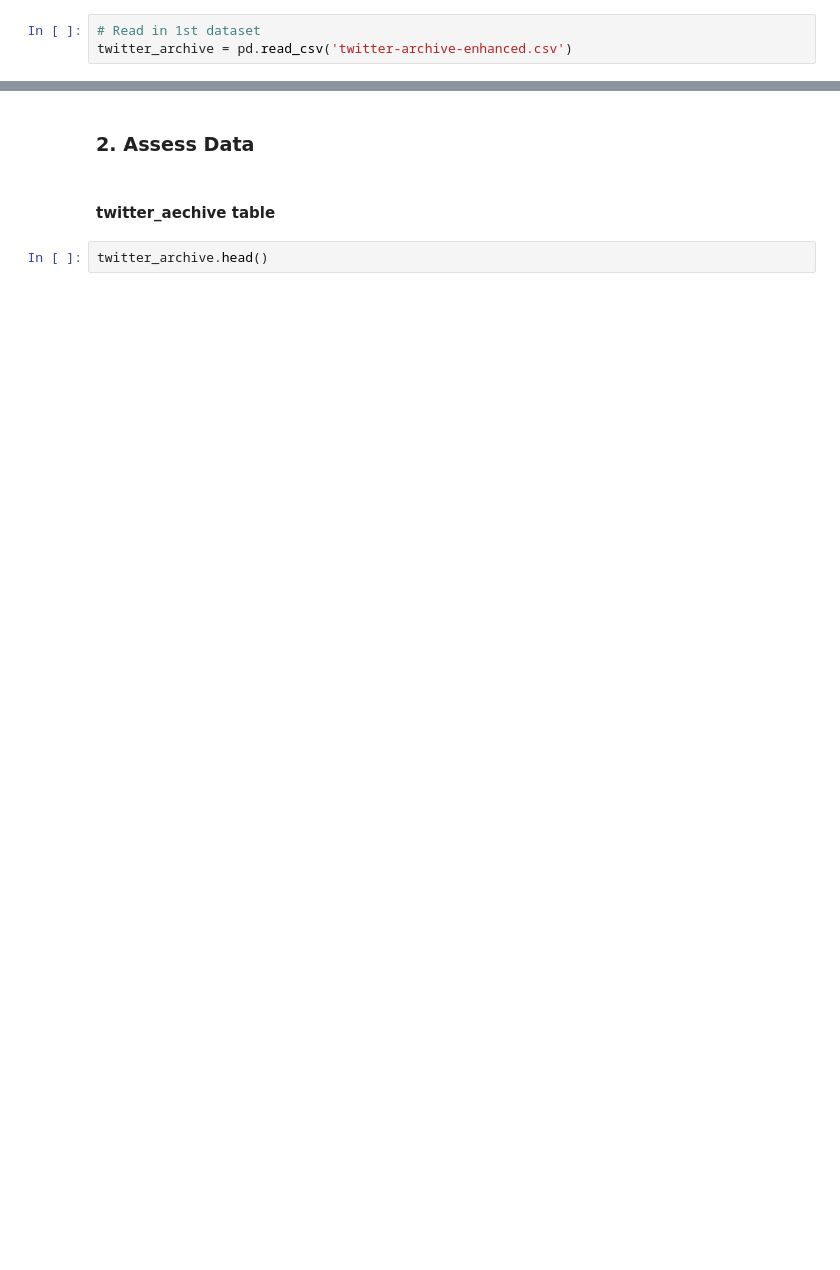
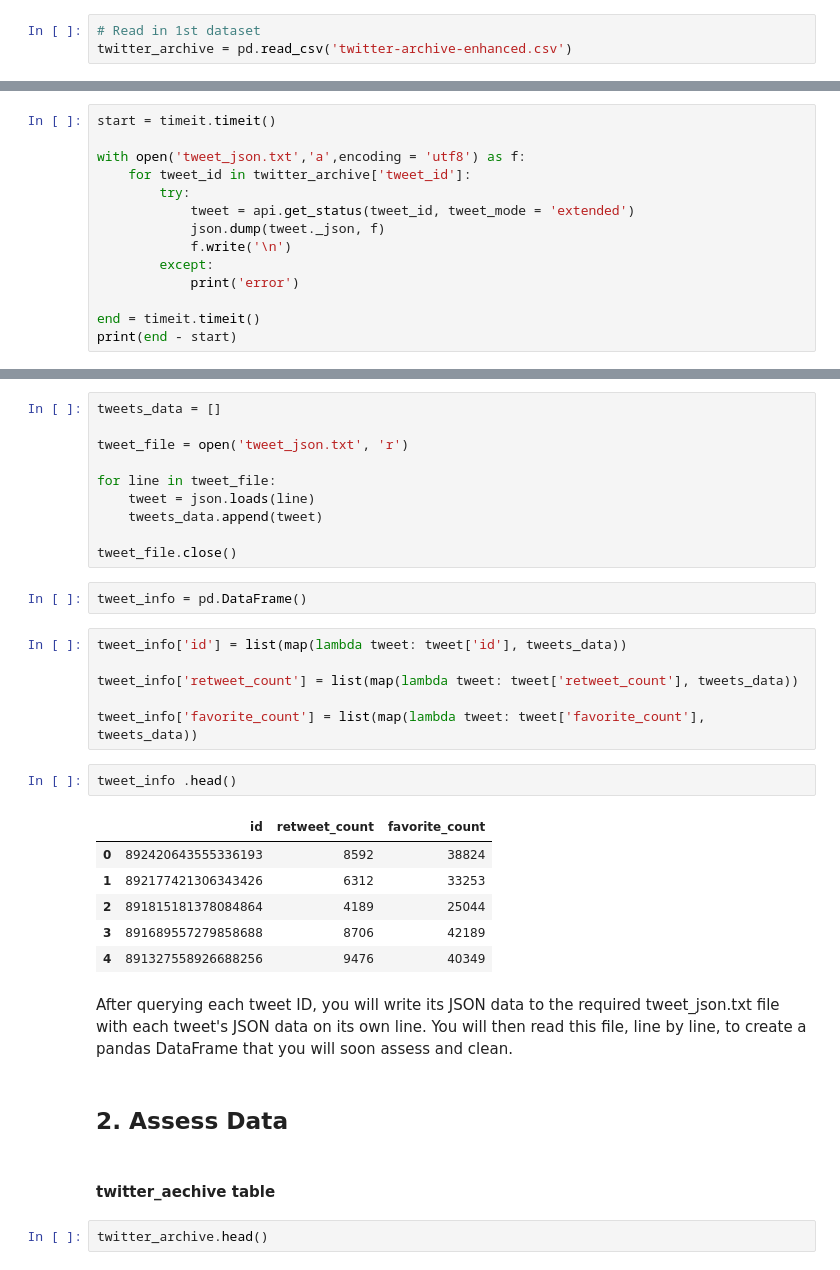
Before and after one commit to freena22/We-Rate-Dogs-Data-Wrangling-Project, a Jupyter notebook: WeRateDogs_Data_Wrangling_Project.ipynb, the cells around one changed output, grey strips where cells are left out. Drawn from its saved outputs; the diff is of its cells as text; blank space fills up the shorter version.

```diff
--- a/WeRateDogs_Data_Wrangling_Project.ipynb
+++ b/WeRateDogs_Data_Wrangling_Project.ipynb
@@ -22,0 +40,14 @@ image_predictions = pd.read_csv('image_prediction.tsv', delimiter = '\t')
+# %%
+start = timeit.timeit()
+
+with open('tweet_json.txt','a',encoding = 'utf8') as f:
+    for tweet_id in twitter_archive['tweet_id']:
+        try:
+            tweet = api.get_status(tweet_id, tweet_mode = 'extended')
+            json.dump(tweet._json, f)
+            f.write('\n')
+        except:
+            print('error')
+
+end = timeit.timeit()
+print(end - start)
@@ -23,5 +70,34 @@ image_predictions = pd.read_csv('image_prediction.tsv', delimiter = '\t')
+# %%
+tweets_data = []
+
+tweet_file = open('tweet_json.txt', 'r')
+
+for line in tweet_file:
+    tweet = json.loads(line)
+    tweets_data.append(tweet)
+
+tweet_file.close()
+# %%
+tweet_info = pd.DataFrame()
+# %%
+tweet_info['id'] = list(map(lambda tweet: tweet['id'], tweets_data))
+
+tweet_info['retweet_count'] = list(map(lambda tweet: tweet['retweet_count'], tweets_data))
+
+tweet_info['favorite_count'] = list(map(lambda tweet: tweet['favorite_count'], tweets_data))
+# %%
+tweet_info .head()
+# %% [output]
+|  | id | retweet_count | favorite_count |
+| 0 | 892420643555336193 | 8592 | 38824 |
+| 1 | 892177421306343426 | 6312 | 33253 |
+| 2 | 891815181378084864 | 4189 | 25044 |
+| 3 | 891689557279858688 | 8706 | 42189 |
+| 4 | 891327558926688256 | 9476 | 40349 |
+# %% [markdown]
+After querying each tweet ID, you will write its JSON data to the required tweet_json.txt file with each tweet's JSON data on its own line. You will then read this file, line by line, to create a pandas DataFrame that you will soon assess and clean.
 # %% [markdown]
-### 2. Assess Data
+## 2. Assess Data
 # %% [markdown]
 #### twitter_aechive table
 # %%
```
Also changed, not shown: parts of 13 cells of this notebook.
